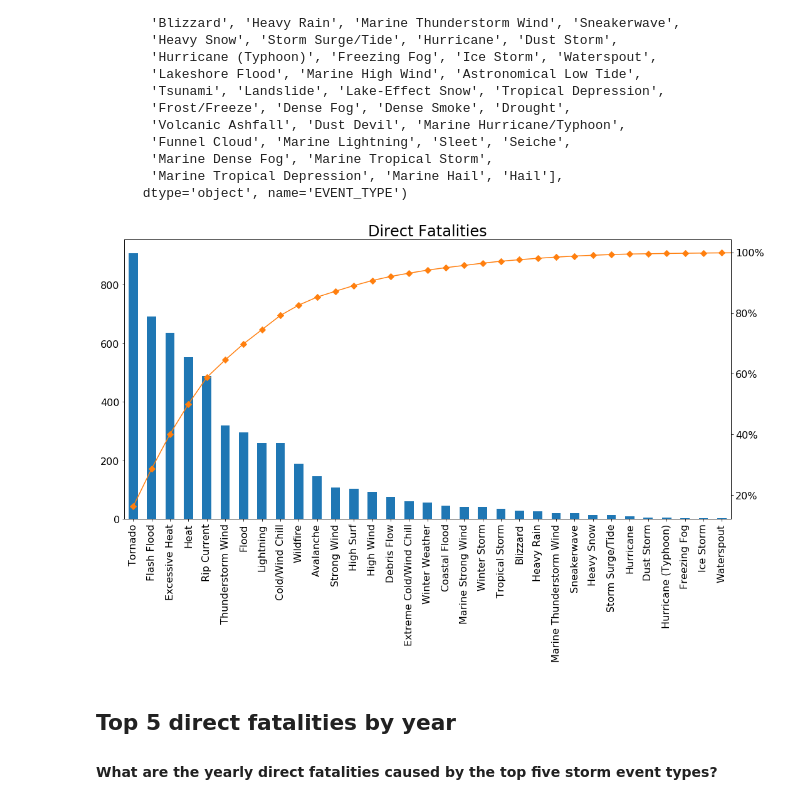
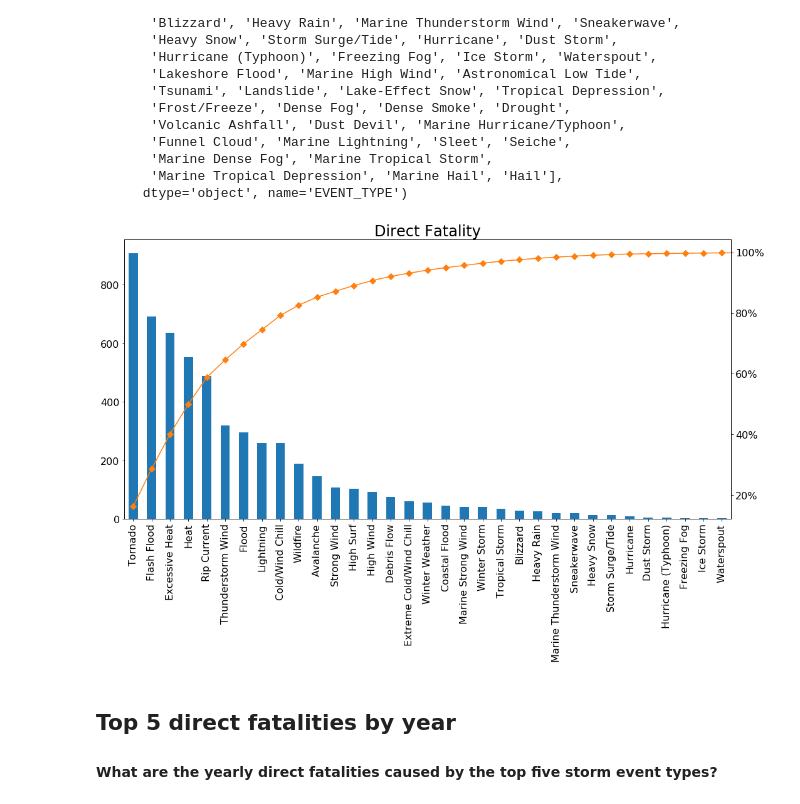
Before and after one commit to alwz1/storm-events, a Jupyter notebook: storm_events.ipynb, the cells around one changed output. Cells and saved outputs as stored; diff of their text form; code cells hidden in the pictures.

```diff
--- a/storm_events.ipynb
+++ b/storm_events.ipynb
@@ -205,24 +205,24 @@ Index(['Tornado', 'Flash Flood', 'Excessive Heat', 'Heat', 'Rip Current',
 # %%
 # create and save direct_fatalities bar plot
 
 fig, axs = plt.subplots(figsize=(15,10))
 df_fatalityD_event['DEATHS_DIRECT'][:33].plot(kind = 'bar')
-axs.set_title('Direct Fatalities', fontsize=24)
+axs.set_title('Direct Fatality', fontsize=24)
 axs.set_xlabel('',fontsize=16)
 plt.xticks(fontsize=16)
 plt.yticks(fontsize=16)
 plt.tight_layout() # to make sure that the ticks are not cut off
 
 axs2 = axs.twinx()
 axs2.yaxis.set_major_formatter(PercentFormatter())
 axs2.plot(df_fatalityD_event.index, df_fatalityD_event['cumpercentage'],
          color="C1", marker="D", ms=7)
 plt.xticks(fontsize=16)
 plt.yticks(fontsize=16)
 plt.tight_layout()
 fig.savefig('direct_fatalities.png')
 # %% [output]
-[figure, old version]
+[figure, new version]
 # %%
 top5_events = ['Tornado', 'Flash Flood', 'Excessive Heat', 'Heat', 'Rip Current']
 # %% [markdown]
```
Also changed, not shown: parts of 19 cells of this notebook.
